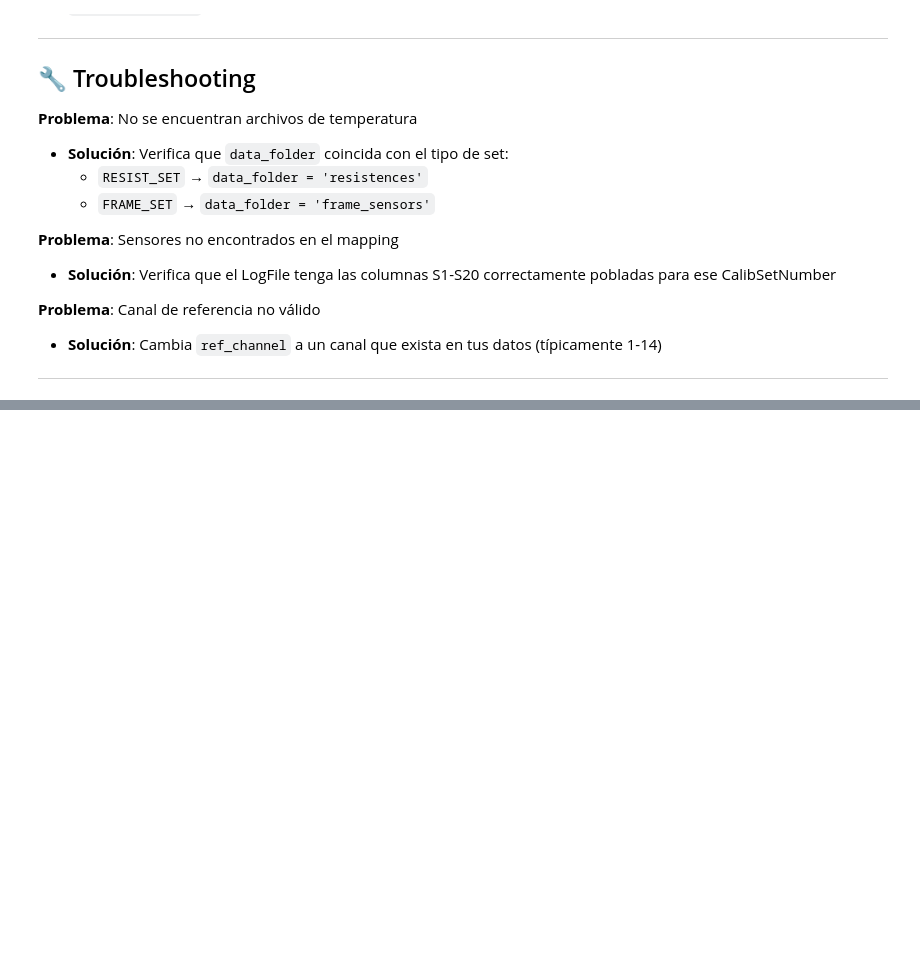
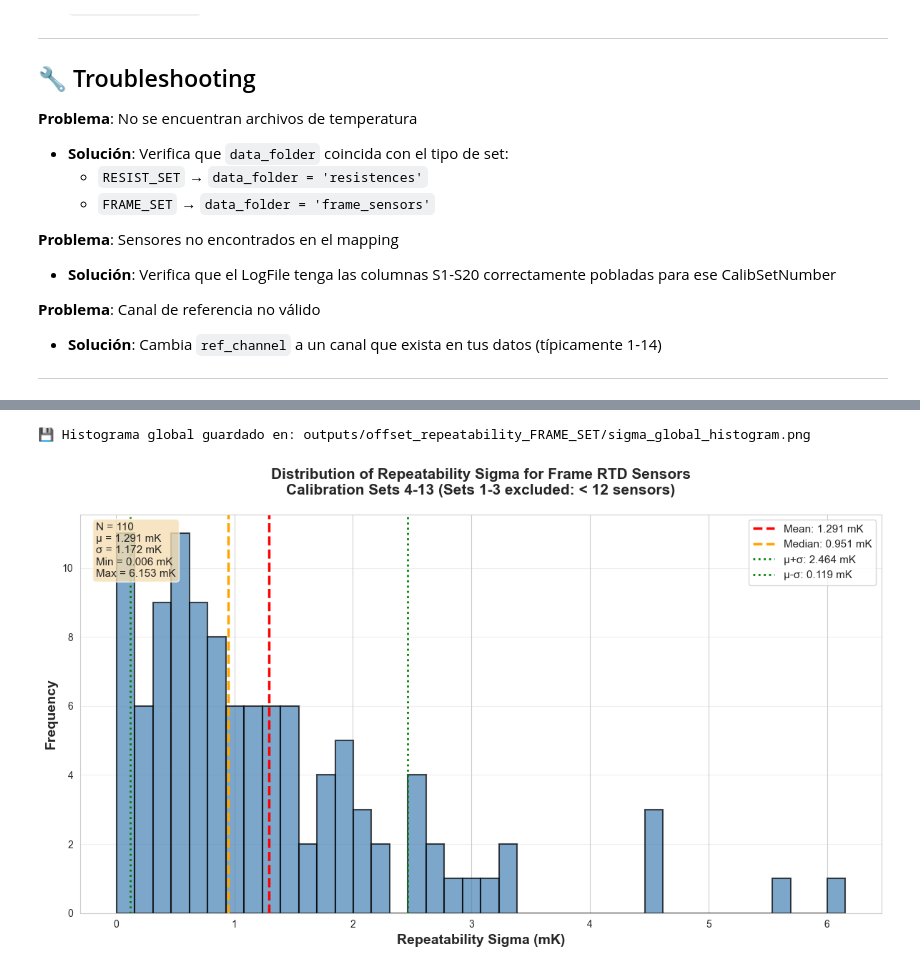
Before and after one commit to garpol/rtd-calibration-ana, a Jupyter notebook: RTD_Calibration_VGP/notebooks/SET_STS_BUENO.ipynb, the cells around one changed output, grey strips where cells are left out. Saved outputs shown, nothing was run; the diff lists cells and outputs as text; code cells hidden in the pictures; blank space fills up the shorter version.

```diff
--- a/RTD_Calibration_VGP/notebooks/SET_STS_BUENO.ipynb
+++ b/RTD_Calibration_VGP/notebooks/SET_STS_BUENO.ipynb
@@ -288,0 +489,48 @@ El procesamiento habrá creado los siguientes archivos en `outputs/offset_repeat
+# %%
+# ═══════════════════════════════════════════════════════════════
+# 📊 PLOT - Histograma Global de Todas las Sigmas (todos los sets juntos)
+# ═══════════════════════════════════════════════════════════════
+
+fig, ax = plt.subplots(figsize=(12, 7))
+
+# Histograma de todas las sigmas juntas
+ax.hist(df_sigmas['Sigma'], bins=40, color='steelblue', alpha=0.7, edgecolor='black', linewidth=1.5)
+
+# Añadir líneas estadísticas
+mean_val = df_sigmas['Sigma'].mean()
+median_val = df_sigmas['Sigma'].median()
+std_val = df_sigmas['Sigma'].std()
+
+ax.axvline(mean_val, color='red', linestyle='--', linewidth=2.5,
+          label=f'Mean: {mean_val:.3f} mK')
+ax.axvline(median_val, color='orange', linestyle='--', linewidth=2.5,
+          label=f'Median: {median_val:.3f} mK')
+ax.axvline(mean_val + std_val, color='green', linestyle=':', linewidth=2,
+          label=f'μ+σ: {mean_val + std_val:.3f} mK')
+ax.axvline(mean_val - std_val, color='green', linestyle=':', linewidth=2,
+          label=f'μ-σ: {mean_val - std_val:.3f} mK')
+
+# Configuración de ejes
+ax.set_xlabel('Repeatability Sigma (mK)', fontsize=14, fontweight='bold')
+ax.set_ylabel('Frequency', fontsize=14, fontweight='bold')
+ax.set_title('Distribution of Repeatability Sigma for Frame RTD Sensors\nCalibration Sets 4-13 (Sets 1-3 excluded: < 12 sensors)',
+            fontsize=15, fontweight='bold', pad=20)
+ax.legend(fontsize=11, loc='upper right')
+ax.grid(True, alpha=0.3, axis='y')
+
+# Añadir estadísticas en el plot
+textstr = f'N = {len(df_sigmas)}\nμ = {mean_val:.3f} mK\nσ = {std_val:.3f} mK\nMin = {df_sigmas["Sigma"].min():.3f} mK\nMax = {df_sigmas["Sigma"].max():.3f} mK'
+props = dict(boxstyle='round', facecolor='wheat', alpha=0.8)
+ax.text(0.02, 0.98, textstr, transform=ax.transAxes, fontsize=11,
+        verticalalignment='top', bbox=props)
+
+plt.tight_layout()
+
+# Guardar
+global_hist_path = Path(save_dir) / 'sigma_global_histogram.png'
+plt.savefig(global_hist_path, dpi=300, bbox_inches='tight')
+print(f"💾 Histograma global guardado en: {global_hist_path}")
+plt.show()
+# %% [output]
+💾 Histograma global guardado en: outputs/offset_repeatability_FRAME_SET/sigma_global_histogram.png
+[figure, added]
```
Also changed, not shown: parts of 10 cells of this notebook, 2 other files.
